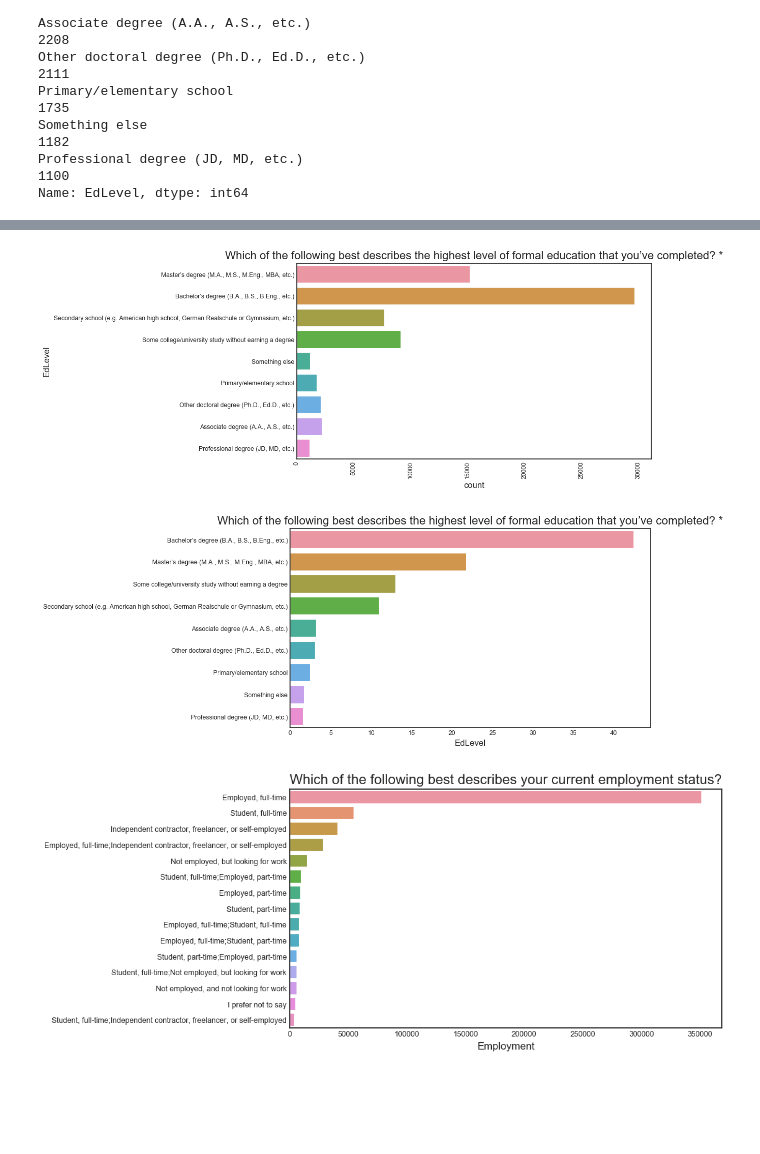
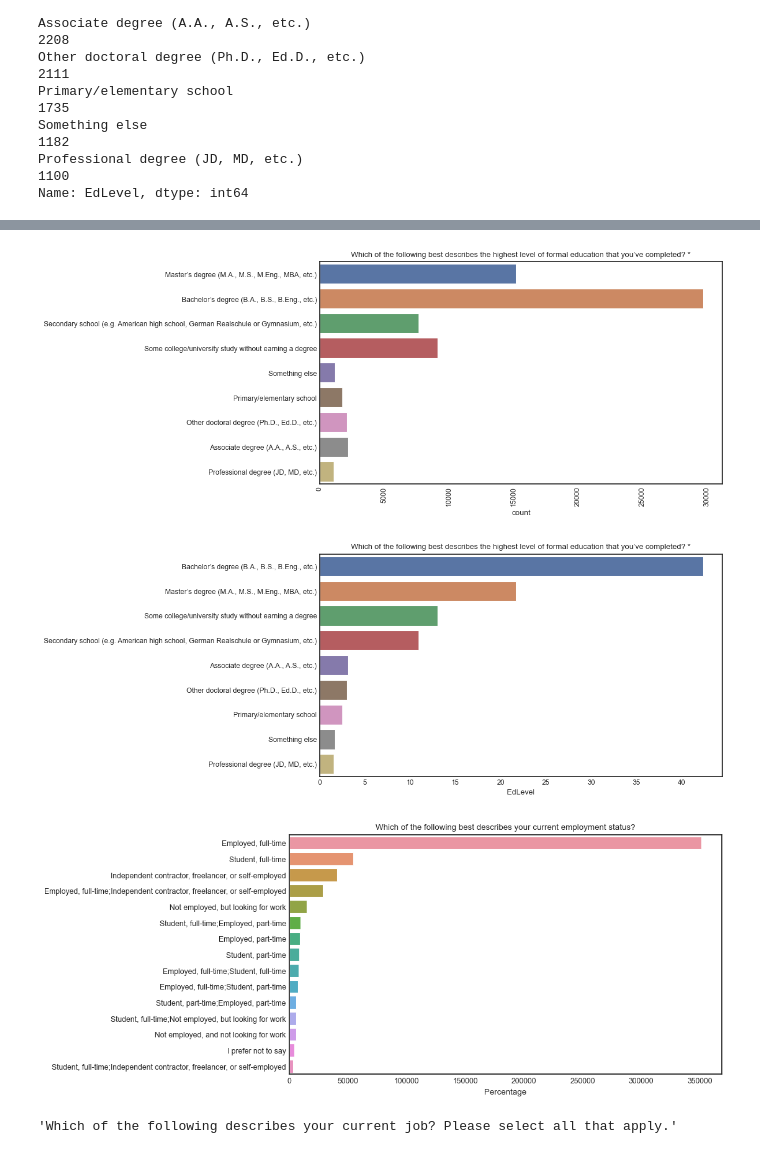
Before and after one commit to beongchang0423/python_basic, a Jupyter notebook: 9.Practice.ipynb, the cells around one changed output, grey strips where cells are left out. Saved outputs shown, nothing was run; the diff lists cells and outputs as text; code cells hidden in the pictures; blank space fills up the shorter version.

```diff
--- a/9.Practice.ipynb
+++ b/9.Practice.ipynb
@@ -413,28 +412,32 @@ plt.show()# data = ~~ 값을 안넣고 x.y만 넣었다는 경고에러 발생
 # %%
 df= survey_df['EdLevel'].value_counts()
 plt.title(schema_raw['EdLevel'])
 plt.xticks(rotation = 90)
-plt.xlabel = 'count'
+plt.xlabel('count')
 sns.countplot(data = survey_df ,y = 'EdLevel')
-plt.ylabel = None # None을 넣으면 label에 아무것도 안들어간다.
+plt.ylabel(None) # None을 넣으면 label에 아무것도 안들어간다.
 plt.show()
 # %% [output]
-[figure, old version]
+[figure, new version]
 # %%
 df= survey_df['EdLevel'].value_counts()
 plt.title(schema_raw['EdLevel'])
-plt.xlabel = 'Percentage'
-plt.ylabel = None # None을 넣으면 label에 아무것도 안들어간다.
+plt.xlabel('Percentage')
+plt.ylabel(None) # None을 넣으면 label에 아무것도 안들어간다.
 sns.barplot(x = df*100/survey_df['EdLevel'].count(),y = df.index)
 plt.show()
 # %% [output]
-[figure, old version]
+[figure, new version]
 # %%
 df = survey_df['Employment'].value_counts().head(15)
 sns.barplot(x = df*100/survey_df['Employment'].head(15).count(),y = df.index)
 plt.title(schema_raw['Employment'])
-plt.xlabel = 'Percentage'
-plt.ylabel = None # None을 넣으면 label에 아무것도 안들어간다.
+plt.xlabel('Percentage')
+plt.ylabel(None) # None을 넣으면 label에 아무것도 안들어간다.
 plt.show()
 # %% [output]
-[figure, old version]
+[figure, new version]
+# %%
+schema_raw.DevType
+# %% [output]
+'Which of the following describes your current job? Please select all that apply.'
```
Also changed, not shown: parts of 21 cells of this notebook, 4 other files.
